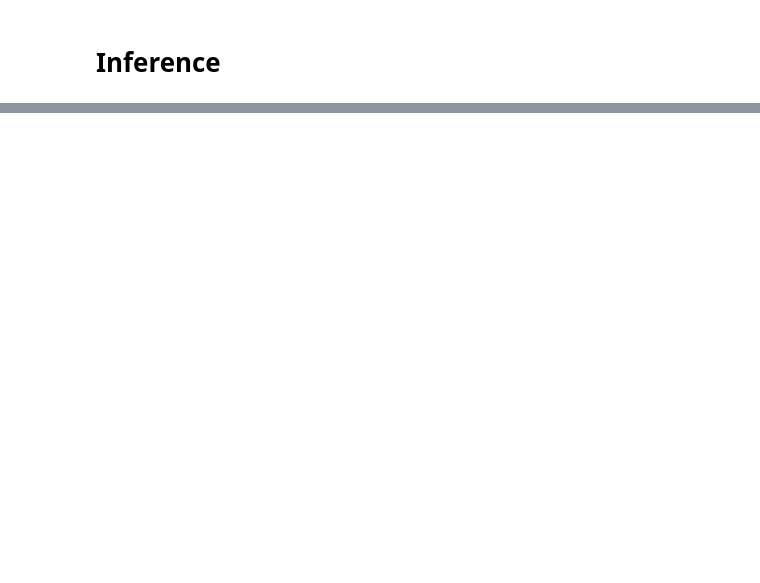
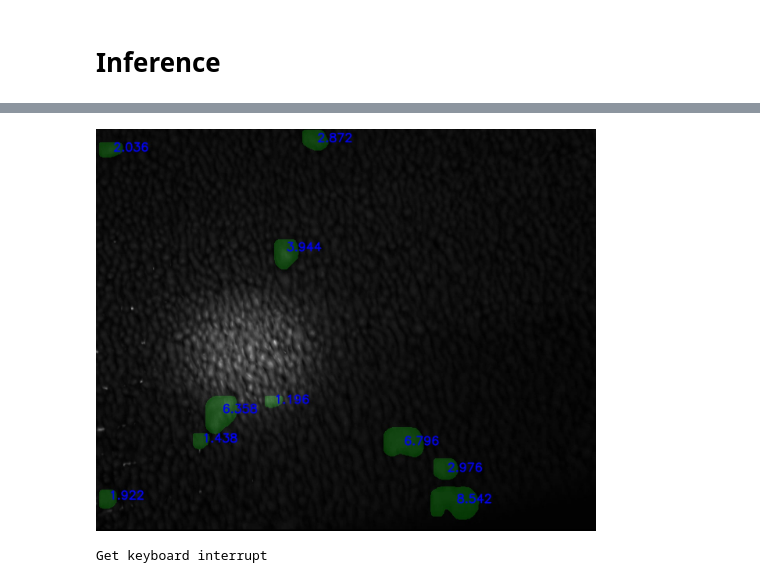
Before and after one commit to ssslakter/hits-rocks, a Jupyter notebook: nbs/01_baseline.ipynb, the cells around one changed output, grey strips where cells are left out. Cells and saved outputs as stored; diff of their text form; code cells hidden in the pictures; blank space fills up the shorter version.

```diff
--- a/nbs/01_baseline.ipynb
+++ b/nbs/01_baseline.ipynb
@@ -40,39 +78,21 @@ def merge_with_mask(image, mask, p=0.2, gamma=0):
 # %%
 import cv2
-import threading
 from IPython.display import display, Image
-from queue import Queue
 
-def display_frames(queue):
+def process_and_display(file, func=None):
+    if func is None:  func = lambda x: x
+
+    video = cv2.VideoCapture(file)
+
     display_handle = display(None, display_id=True)
-    while True:
-        print('q read')
-        frame = queue.get()
-        if frame is None:
-            break
-        display_handle.update(Image(data=frame.tobytes(), width=500, height=400))
-
-def process_and_display(video, func=None):
-    if func is None:
-        func = lambda x: x
-
-    video = cv2.VideoCapture('../data/clods.mp4')
-    queue = Queue()
-
-    display_thread = threading.Thread(target=display_frames, args=(queue,))
-    display_thread.start()
-
     try:
         while True:
             _, frame = video.read()
             if frame is None:
                 break
             _, frame = cv2.imencode('.jpeg', func(frame))
-            print('q write')
-            queue.put(frame)
+            display_handle.update(Image(data=frame.tobytes(), width=500, height=400))
     except KeyboardInterrupt:
         print('Get keyboard interrupt')
     finally:
         video.release()
-        queue.put(None)
-        display_thread.join()
@@ -82,4 +99,9 @@ _, frame = video.read()
 # %%
-def segment_frame(frame): return merge_with_mask(frame, get_mask(yolo(frame)[0]))
+def segment_frame(frame):
+    res = yolo(frame, verbose=False)[0]
+    return add_area_labels(merge_with_mask(frame,get_mask(res)), res)
 
 process_and_display('../data/clods.mp4', segment_frame)
+# %% [output]
+[figure, added]
+Get keyboard interrupt
```
Also changed, not shown: parts of 14 cells of this notebook, 2 other files.
